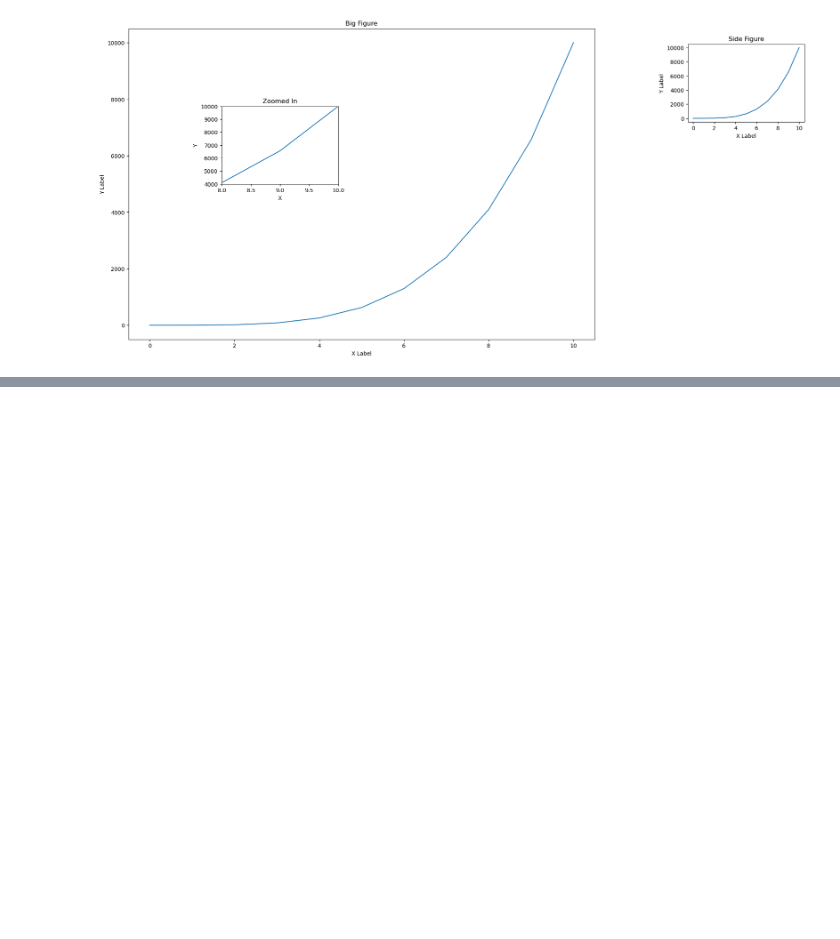
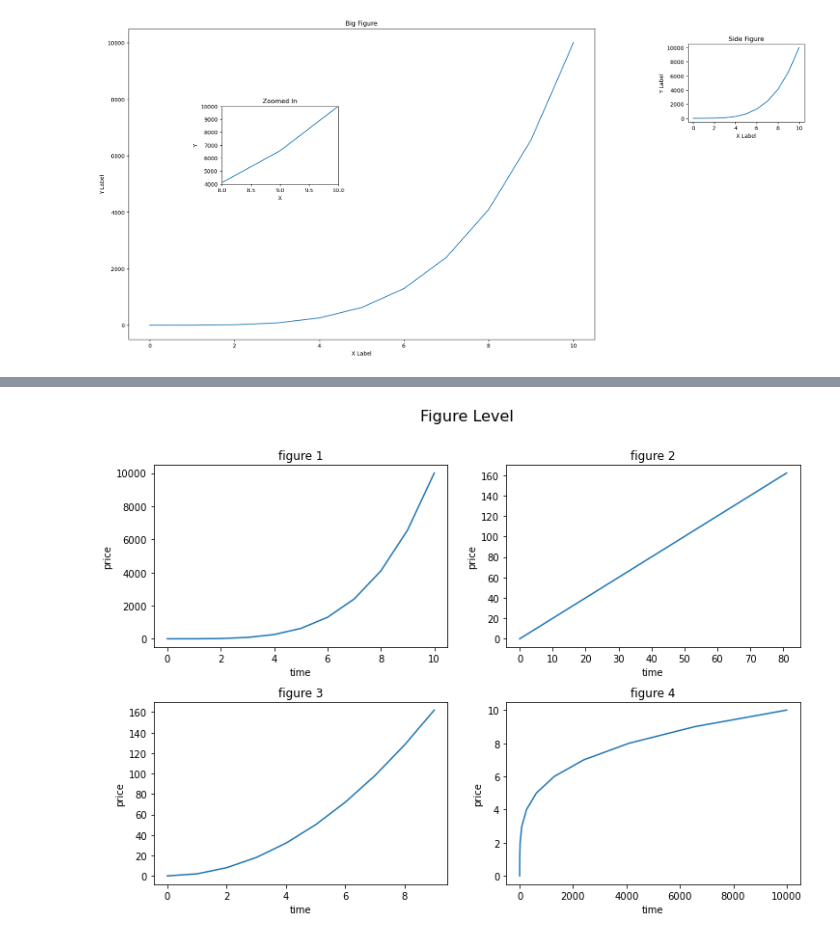
Before and after one commit to charlenelolo/plot_with-matplotlib, a Jupyter notebook: plot_with_matplotlib.ipynb, the cells around one changed output, grey strips where cells are left out. Drawn from its saved outputs; the diff is of its cells as text; code cells hidden in the pictures; blank space fills up the shorter version.

```diff
--- a/plot_with_matplotlib.ipynb
+++ b/plot_with_matplotlib.ipynb
@@ -94,0 +107,34 @@ fig.savefig('figure.png', bbox_inches='tight')
+# %%
+fig, axes = plt.subplots(nrows=2, ncols=2, figsize=(12,8))
+
+axes[0][0].plot(a,b)
+axes[0][0].set_title('figure 1')
+axes[0][0].set_xlabel('time')
+axes[0][0].set_ylabel('price')
+
+axes[1][1].plot(b, a)
+axes[1][1].set_title('figure 4')
+axes[1][1].set_xlabel('time')
+axes[1][1].set_ylabel('price')
+
+axes[1][0].plot(x,y)
+axes[1][0].set_title('figure 3')
+axes[1][0].set_xlabel('time')
+axes[1][0].set_ylabel('price')
+
+axes[0][1].plot(x**2,y)
+axes[0][1].set_title('figure 2')
+axes[0][1].set_xlabel('time')
+axes[0][1].set_ylabel('price')
+
+fig.suptitle('Figure Level', fontsize=16)
+
+fig.subplots_adjust(
+    wspace=0.2,
+    hspace=0.3)
+
+fig.savefig('subplots.png', bbox_inches='tight')
+
+plt.show()
+# %% [output]
+[figure, added]
```
Also changed, not shown: parts of 2 cells of this notebook.
